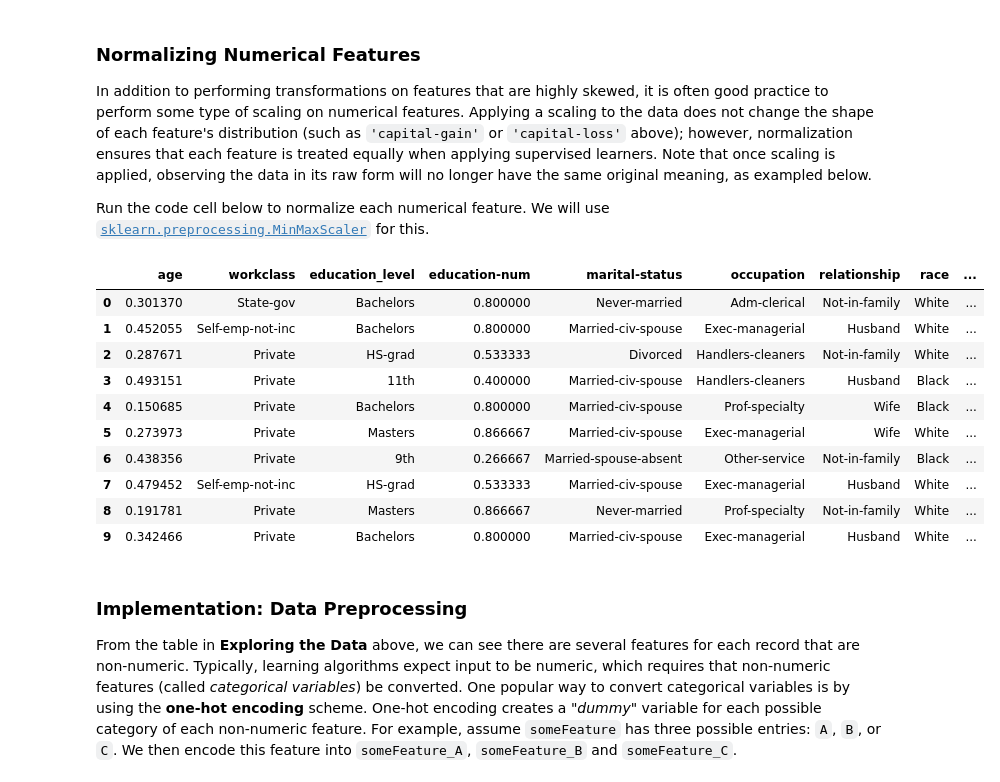
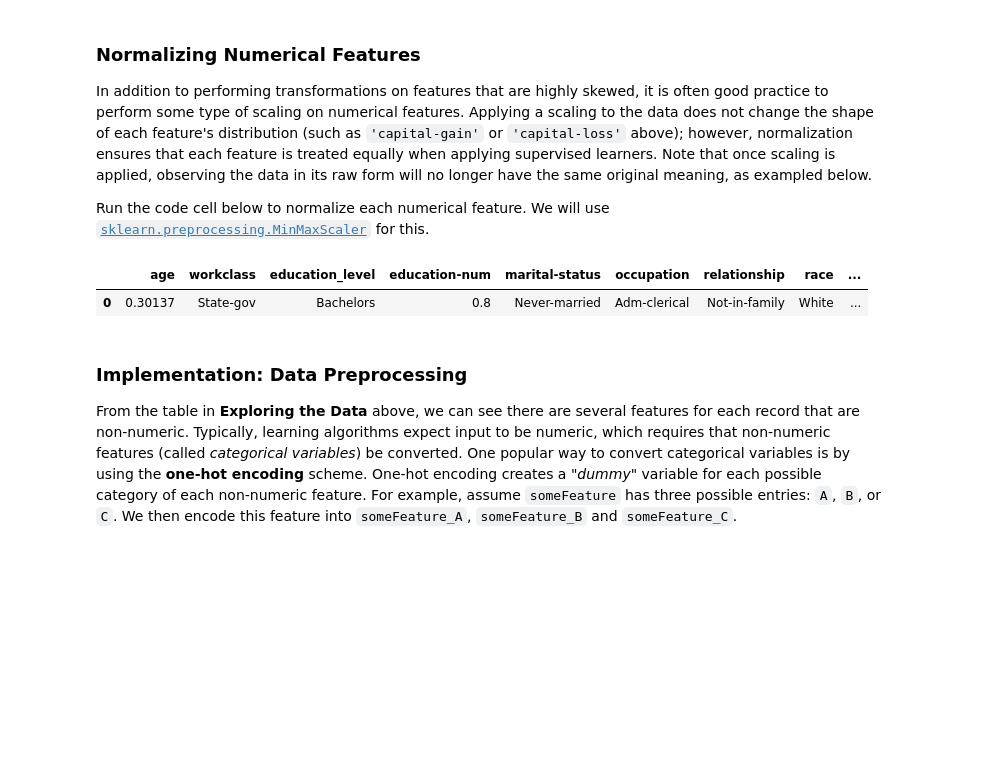
Before and after one commit to stannnman/DSND-FInding-Donors, a Jupyter notebook: finding_donors.ipynb, the cells around one changed output. Saved outputs shown, nothing was run; the diff lists cells and outputs as text; code cells hidden in the pictures; blank space fills up the shorter version.

```diff
--- a/finding_donors.ipynb
+++ b/finding_donors.ipynb
@@ -136,28 +127,19 @@ Run the code cell below to normalize each numerical feature. We will use [`sklea
 # %%
 # Import sklearn.preprocessing.StandardScaler
 from sklearn.preprocessing import MinMaxScaler
 
 # Initialize a scaler, then apply it to the features
 scaler = MinMaxScaler() # default=(0, 1)
 numerical = ['age', 'education-num', 'capital-gain', 'capital-loss', 'hours-per-week']
 
 features_log_minmax_transform = pd.DataFrame(data = features_log_transformed)
 features_log_minmax_transform[numerical] = scaler.fit_transform(features_log_transformed[numerical])
 
 # Show an example of a record with scaling applied
-display(features_log_minmax_transform.head(n = 10))
+display(features_log_minmax_transform.head(n = 1))
 # %% [output]
 |  | age | workclass | education_level | education-num | marital-status | occupation | relationship | race | ... |
-| 0 | 0.301370 | State-gov | Bachelors | 0.800000 | Never-married | Adm-clerical | Not-in-family | White | ... |
-| 1 | 0.452055 | Self-emp-not-inc | Bachelors | 0.800000 | Married-civ-spouse | Exec-managerial | Husband | White | ... |
-| 2 | 0.287671 | Private | HS-grad | 0.533333 | Divorced | Handlers-cleaners | Not-in-family | White | ... |
-| 3 | 0.493151 | Private | 11th | 0.400000 | Married-civ-spouse | Handlers-cleaners | Husband | Black | ... |
-| 4 | 0.150685 | Private | Bachelors | 0.800000 | Married-civ-spouse | Prof-specialty | Wife | Black | ... |
-| 5 | 0.273973 | Private | Masters | 0.866667 | Married-civ-spouse | Exec-managerial | Wife | White | ... |
-| 6 | 0.438356 | Private | 9th | 0.266667 | Married-spouse-absent | Other-service | Not-in-family | Black | ... |
-| 7 | 0.479452 | Self-emp-not-inc | HS-grad | 0.533333 | Married-civ-spouse | Exec-managerial | Husband | White | ... |
-| 8 | 0.191781 | Private | Masters | 0.866667 | Never-married | Prof-specialty | Not-in-family | White | ... |
-| 9 | 0.342466 | Private | Bachelors | 0.800000 | Married-civ-spouse | Exec-managerial | Husband | White | ... |
+| 0 | 0.30137 | State-gov | Bachelors | 0.8 | Never-married | Adm-clerical | Not-in-family | White | ... |
 # %% [markdown]
 ### Implementation: Data Preprocessing
 
```
Also changed, not shown: parts of 21 cells of this notebook.
